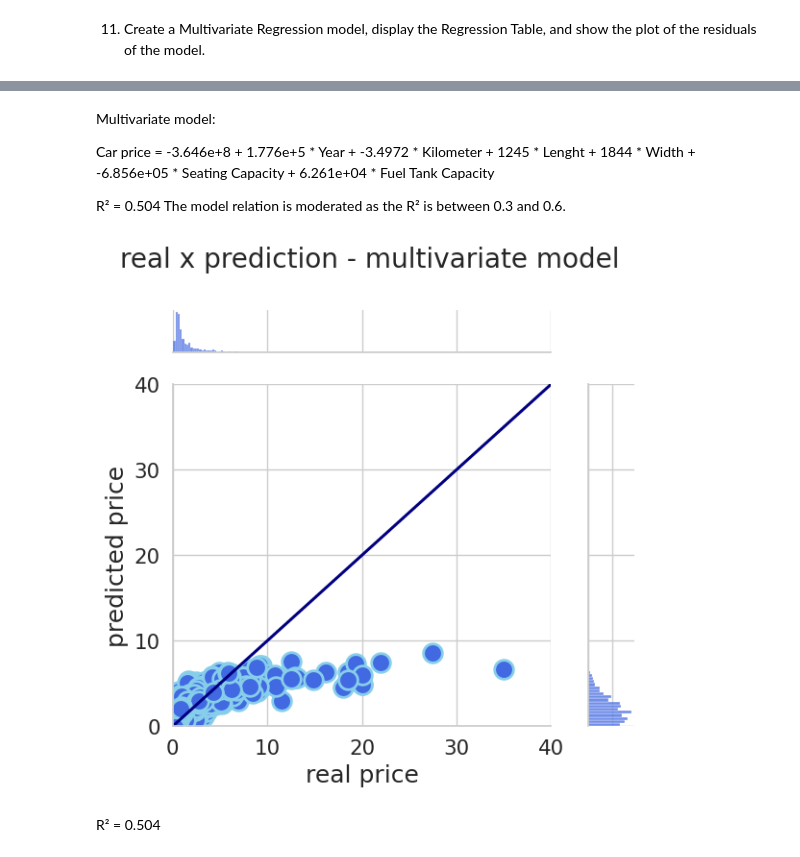
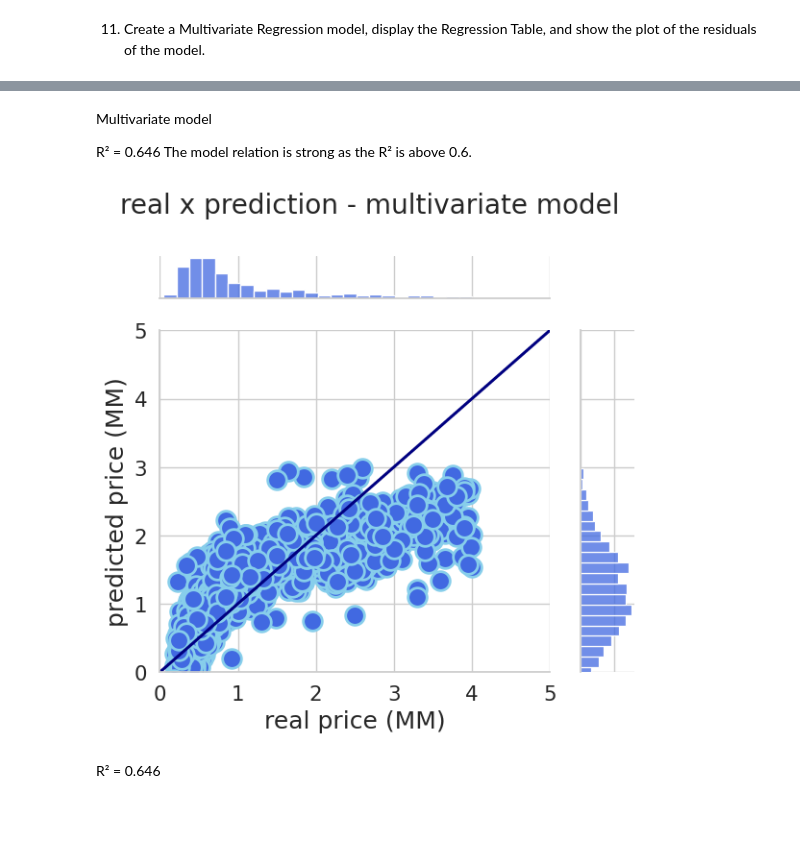
Before and after one commit to mfdali/BootcampDataAnalytics, a Jupyter notebook: Statistics_Correlation_Regression.ipynb, the cells around one changed output, grey strips where cells are left out. Drawn from its saved outputs; the diff is of its cells as text; code cells hidden in the pictures; blank space fills up the shorter version.

```diff
--- a/Statistics_Correlation_Regression.ipynb
+++ b/Statistics_Correlation_Regression.ipynb
@@ -755,0 +768,3 @@ The model relation is moderated as the R² is between 0.3 and 0.6.
+# %%
+# Select data, remove outliers
+car_no_outliers_df = car_df[~((car_df['Price'] < (Q1 - 1.5 * IQR)) |(car_df['Price'] > (Q3 + 1.5 * IQR)))]
@@ -755,0 +777,8 @@ The model relation is moderated as the R² is between 0.3 and 0.6.
+# %%
+# Define independent variables (features) and dependent variable (target)
+x_var = 'Fuel Tank Capacity'
+y_var = 'Price'
+# Target
+y_real = car_no_outliers_df[y_var]
+# Call function
+linear_model, y_predict = regression_model(car_no_outliers_df,x_var,y_var)
@@ -755,0 +806,17 @@ The model relation is moderated as the R² is between 0.3 and 0.6.
+# %%
+# Custom the inside plot: options are: “scatter” | “reg” | “resid” | “kde” | “hex”
+sns.set_style("whitegrid")
+
+# Draw multiple bivariate plots with univariate marginal distributions
+sns_plot = sns.jointplot(x = car_no_outliers_df[x_var], y = y_real/1e6, kind='reg', color="darkseagreen")
+
+# Add and set x- and y- ticks
+sns_plot.ax_joint.set_xticks([0,20,40,60,80,100,120])
+sns_plot.ax_joint.set_yticks([0,1,2,3,4])
+
+# Add labels
+sns_plot.set_axis_labels(x_var, y_var, fontsize=18)
+# Add legend
+plt.legend(labels=["data","regression line"])
+
+sns_plot.figure.tight_layout()
@@ -836,8 +913,8 @@ Take out "Height" variable because p-value is higher than alpha. So, the variabl
 # %%
 # Define independent variables (features) and dependent variable (target)
-x_var = ['Year', 'Kilometer', 'Length', 'Width', 'Seating Capacity', 'Fuel Tank Capacity']
+x_var = ['Year', 'Kilometer', 'Length', 'Width', 'Height', 'Fuel Tank Capacity']
 y_var = 'Price'
-multivariate_model,y_multi_predict = regression_model(x_var,y_var)
+multivariate_model,y_multi_predict = regression_model(car_no_outliers_df,x_var,y_var)
 # %%
 # Display regression summary
 print(multivariate_model.summary())
@@ -861,39 +938,33 @@ Notes:
 strong multicollinearity or other numerical problems.
-# %% [markdown]
-Multivariate model:
-
-Car price = -3.646e+8 + 1.776e+5 * Year + -3.4972 * Kilometer + 1245 * Lenght + 1844 * Width + -6.856e+05 * Seating Capacity + 6.261e+04 * Fuel Tank Capacity
-
-R² = 0.504
-The model relation is moderated as the R² is between 0.3 and 0.6.
+# %% [markdown]
+Multivariate model
+
+R² = 0.646
+The model relation is strong as the R² is above 0.6.
 # %%
 # Custom the inside plot: options are: “scatter” | “reg” | “resid” | “kde” | “hex”
 sns.set_style("whitegrid")
 
 # Draw multiple bivariate plots with univariate marginal distributions
-sns_plot = sns.jointplot(x = y_real/1e6, y = y_multi_predict/1e6, kind='scatter', xlim=[0,40], ylim=[0,40] , s=200, color="royalblue", edgecolor="skyblue", linewidth=2)
+sns_plot = sns.jointplot(x = y_real/1e6, y = y_multi_predict/1e6, kind='scatter', xlim=[0,5], ylim=[0,5] , s=200, color="royalblue", edgecolor="skyblue", linewidth=2)
 
 # Add reference line for a "perfect" model R²=1
-sns_plot.ax_joint.plot([0,40], [0,40], color="navy", linewidth = 2.2)
-
-# Add and set x- and y- ticks
-sns_plot.ax_joint.set_xticks([0,10,20,30,40])
-sns_plot.ax_joint.set_yticks([0,10,20,30,40])
+sns_plot.ax_joint.plot([0,5], [0,5], color="navy", linewidth = 2.2)
 
 # Add title
 sns_plot.fig.suptitle("real x prediction - multivariate model")
 
 # Add labels
 sns_plot.set_axis_labels('real price (MM)', 'predicted price (MM)', fontsize=18)
 
 # also possible to manipulate the histogram plots this way, e.g.
 sns_plot.ax_marg_y.grid('on') # with ugly consequences...
 
 sns_plot.figure.tight_layout()
 # %% [output]
-[figure, old version]
+[figure, new version]
 # %% [markdown]
-R² = 0.504
+R² = 0.646
 # %%
 # Get residuals
 residuals = multivariate_model.resid
```
Also changed, not shown: parts of 27 cells of this notebook.
